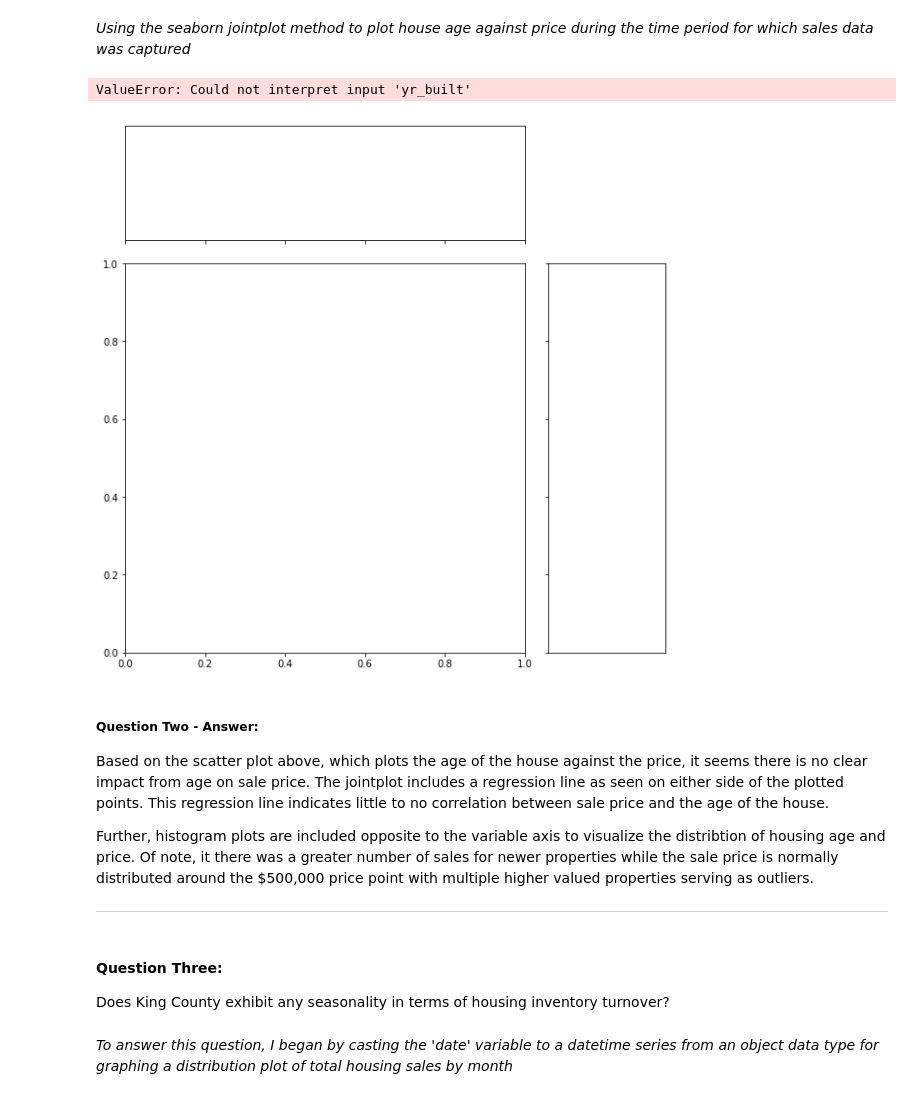
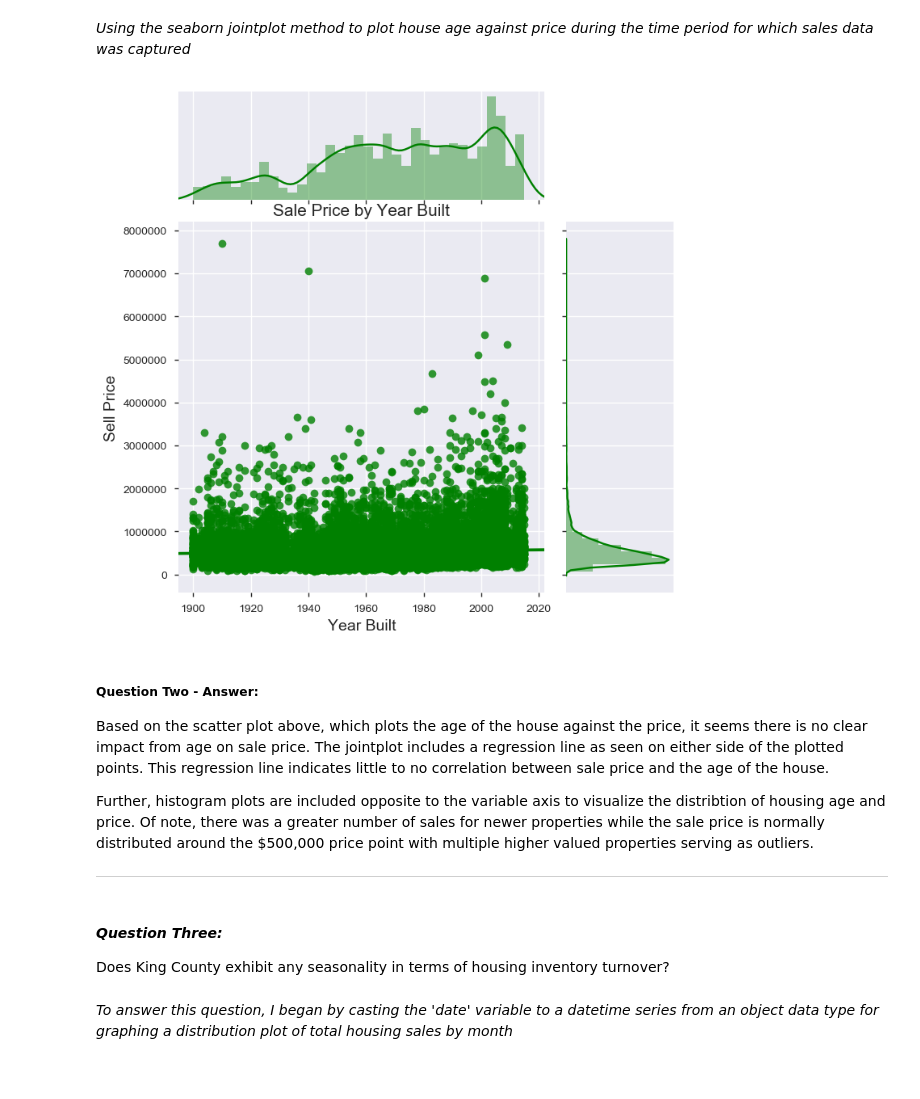
Before and after one commit to jericksen/JE---Module-One-Final-Project, a Jupyter notebook: Mod 1 Project Practice.ipynb, the cells around one changed output. Drawn from its saved outputs; the diff is of its cells as text; code cells hidden in the pictures.

```diff
--- a/Mod 1 Project Practice.ipynb
+++ b/Mod 1 Project Practice.ipynb
@@ -371,26 +350,25 @@ Does the age of the house have a noticeable impact on value?
 *Using the seaborn jointplot method to plot house age against price during the time period for which sales data was
 captured*
 # %%
-sns.jointplot(x = 'yr_built', y = 'price' , data = df, kind = 'reg', height = 10, xlim = (1895, 2020),
+sns.jointplot(x = 'yr_built', y = 'price' , data = df, kind = 'reg', height = 7, xlim = (1895, 2022),
               color = 'g', ratio = 3)
 
 plt.title('Sale Price by Year Built', fontsize = 15)
 plt.ylabel('Sell Price', fontsize = 14)
 plt.xlabel('Year Built', fontsize = 14)
 plt.show()
 # %% [output]
-ValueError: Could not interpret input 'yr_built'
-[figure, old version]
+[figure, new version]
 # %% [markdown]
 ##### Question Two - Answer:
 
 Based on the scatter plot above, which plots the age of the house against the price, it seems there is no clear impact from age on sale price. The jointplot includes a regression line as seen on either side of the plotted points. This regression line indicates little to no correlation between sale price and the age of the house.
 
-Further, histogram plots are included opposite to the variable axis to visualize the distribtion of housing age and price. Of note, it there was a greater number of sales for newer properties while the sale price is normally distributed around the $500,000 price point with multiple higher valued properties serving as outliers.
+Further, histogram plots are included opposite to the variable axis to visualize the distribtion of housing age and price. Of note, there was a greater number of sales for newer properties while the sale price is normally distributed around the $500,000 price point with multiple higher valued properties serving as outliers.
 
 --------------------------------------------------------------------------------------------------------------
 # %% [markdown]
-#### Question Three:
+#### *Question Three:*
 
 Does King County exhibit any seasonality in terms of housing inventory turnover?
 # %% [markdown]
```
Also changed, not shown: parts of 103 cells of this notebook.
